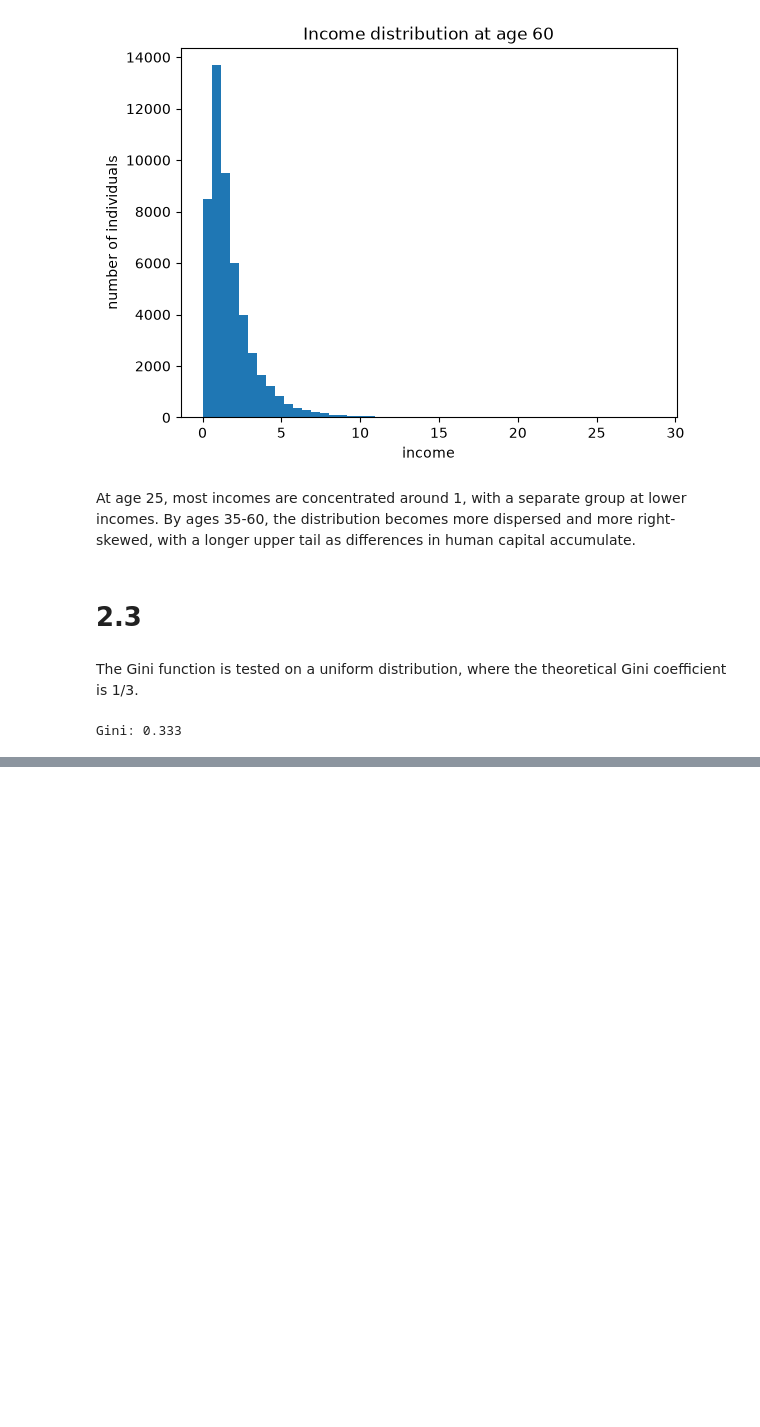
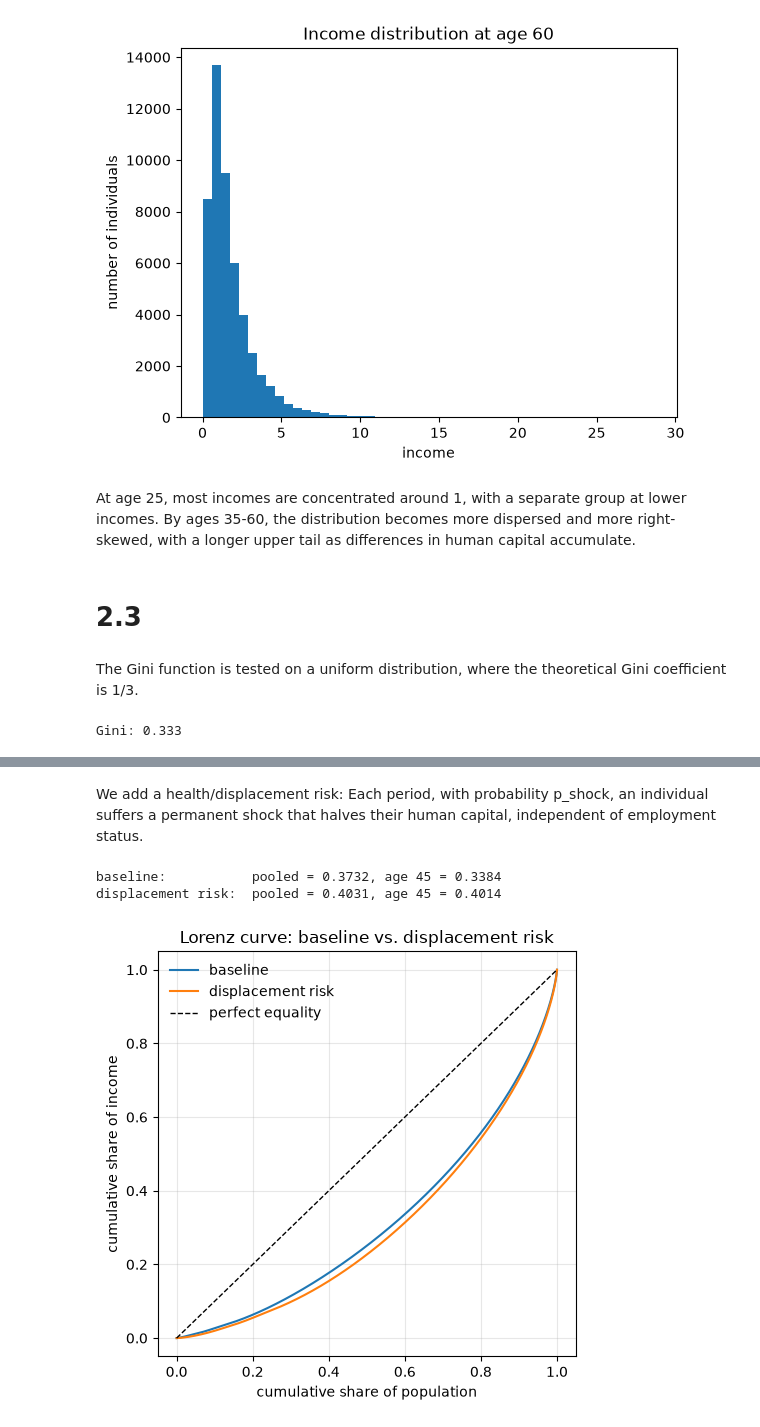
Before and after one commit to NumEconCopenhagen/projects-2025-jvb, a Jupyter notebook: 01_dataproject/DataProject26.ipynb, the cells around one changed output, grey strips where cells are left out. Drawn from its saved outputs; the diff is of its cells as text; code cells hidden in the pictures; blank space fills up the shorter version.

```diff
--- a/01_dataproject/DataProject26.ipynb
+++ b/01_dataproject/DataProject26.ipynb
@@ -650,0 +773,31 @@ Gini: 0.333
+# %% [markdown]
+We add a health/displacement risk: Each period, with probability p_shock, an individual suffers a permanent shock that halves their human capital, independent of employment status.
+# %%
+# a. baseline (already simulated in 2.4) plus the new risk scenario
+model_risk = dataproject.run_scenario(p_shock=0.02, shock_size=0.50)
+
+# b. Gini, pooled and at age 45, compared to baseline from 2.4
+gini_pooled_risk = dataproject.gini(model_risk.income.flatten())
+gini_age45_risk = dataproject.gini(model_risk.income[:, t_check])
+
+print(f'baseline:           pooled = {results.loc["baseline","gini_pooled"]:.4f}, age 45 = {results.loc["baseline", f"gini_age_{age_check}"]:.4f}')
+print(f'displacement risk:  pooled = {gini_pooled_risk:.4f}, age 45 = {gini_age45_risk:.4f}')
+# %% [output]
+baseline:           pooled = 0.3732, age 45 = 0.3384
+displacement risk:  pooled = 0.4031, age 45 = 0.4014
+# %%
+fig, ax = plt.subplots(figsize=(5,5))
+
+for label, mod in [('baseline', scenarios['baseline']), ('displacement risk', model_risk)]:
+    pop_share, income_share = dataproject.lorenz_curve(mod.income.flatten())
+    ax.plot(pop_share, income_share, label=label)
+
+ax.plot([0,1], [0,1], 'k--', lw=1, label='perfect equality')
+ax.set_xlabel('cumulative share of population')
+ax.set_ylabel('cumulative share of income')
+ax.set_title('Lorenz curve: baseline vs. displacement risk')
+ax.legend(frameon=False)
+ax.grid(alpha=0.3)
+fig.tight_layout()
+# %% [output]
+[figure, added]
```
Also changed, not shown: parts of 11 cells of this notebook.
